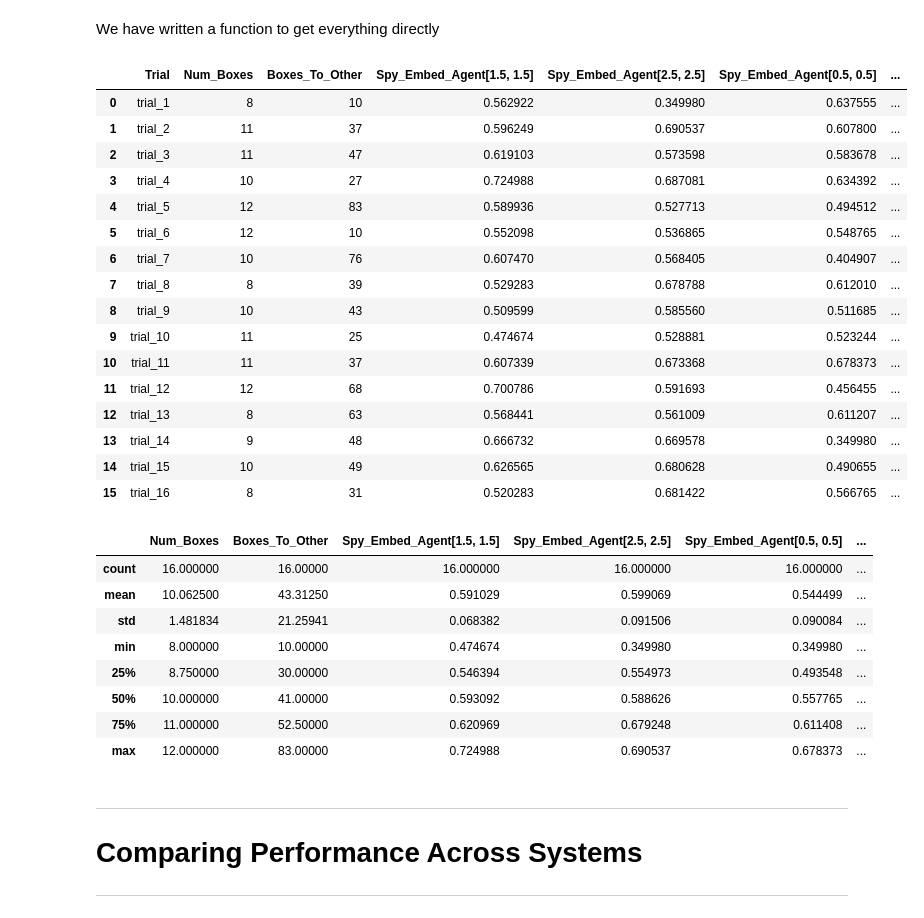
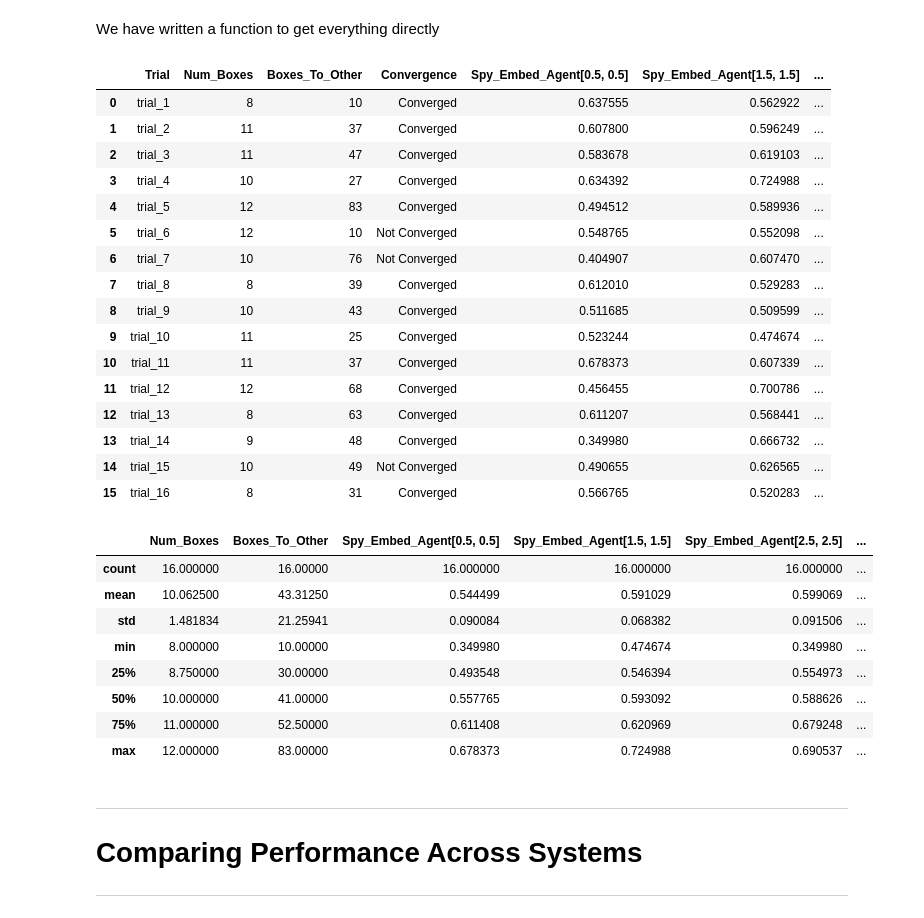
Before and after one commit to KevinBian107/RPLH, a Jupyter notebook: demos/notebooks/evaluation.ipynb, the cells around one changed output. Drawn from its saved outputs; the diff is of its cells as text; code cells hidden in the pictures.

Commit message:
debugged embed function

```diff
--- a/demos/notebooks/evaluation.ipynb
+++ b/demos/notebooks/evaluation.ipynb
@@ -280,40 +278,40 @@ Name: Justifications, dtype: float64
 # %% [markdown]
 We have written a function to get everything directly
 # %%
-spy_embedding = get_spy_detect_embedding(df_a_spy, spy_df, justification_df,
+spy_embedding = get_spy_detect_embedding(agent_spy_merged, spy_df, justification_df,
                                          spy_sentence="you are the spy agent, your goal is to prevent match targets",
                                          spy_agents=["Agent[0.5, 0.5]", "Agent[1.5, 1.5]", "Agent[2.5, 2.5]"])
 spy_embedding
 # %% [output]
-|  | Trial | Num_Boxes | Boxes_To_Other | Spy_Embed_Agent[1.5, 1.5] | Spy_Embed_Agent[2.5, 2.5] | Spy_Embed_Agent[0.5, 0.5] | ... |
-| 0 | trial_1 | 8 | 10 | 0.562922 | 0.349980 | 0.637555 | ... |
-| 1 | trial_2 | 11 | 37 | 0.596249 | 0.690537 | 0.607800 | ... |
-| 2 | trial_3 | 11 | 47 | 0.619103 | 0.573598 | 0.583678 | ... |
-| 3 | trial_4 | 10 | 27 | 0.724988 | 0.687081 | 0.634392 | ... |
-| 4 | trial_5 | 12 | 83 | 0.589936 | 0.527713 | 0.494512 | ... |
-| 5 | trial_6 | 12 | 10 | 0.552098 | 0.536865 | 0.548765 | ... |
-| 6 | trial_7 | 10 | 76 | 0.607470 | 0.568405 | 0.404907 | ... |
-| 7 | trial_8 | 8 | 39 | 0.529283 | 0.678788 | 0.612010 | ... |
-| 8 | trial_9 | 10 | 43 | 0.509599 | 0.585560 | 0.511685 | ... |
-| 9 | trial_10 | 11 | 25 | 0.474674 | 0.528881 | 0.523244 | ... |
-| 10 | trial_11 | 11 | 37 | 0.607339 | 0.673368 | 0.678373 | ... |
-| 11 | trial_12 | 12 | 68 | 0.700786 | 0.591693 | 0.456455 | ... |
-| 12 | trial_13 | 8 | 63 | 0.568441 | 0.561009 | 0.611207 | ... |
-| 13 | trial_14 | 9 | 48 | 0.666732 | 0.669578 | 0.349980 | ... |
-| 14 | trial_15 | 10 | 49 | 0.626565 | 0.680628 | 0.490655 | ... |
-| 15 | trial_16 | 8 | 31 | 0.520283 | 0.681422 | 0.566765 | ... |
+|  | Trial | Num_Boxes | Boxes_To_Other | Convergence | Spy_Embed_Agent[0.5, 0.5] | Spy_Embed_Agent[1.5, 1.5] | ... |
+| 0 | trial_1 | 8 | 10 | Converged | 0.637555 | 0.562922 | ... |
+| 1 | trial_2 | 11 | 37 | Converged | 0.607800 | 0.596249 | ... |
+| 2 | trial_3 | 11 | 47 | Converged | 0.583678 | 0.619103 | ... |
+| 3 | trial_4 | 10 | 27 | Converged | 0.634392 | 0.724988 | ... |
+| 4 | trial_5 | 12 | 83 | Converged | 0.494512 | 0.589936 | ... |
+| 5 | trial_6 | 12 | 10 | Not Converged | 0.548765 | 0.552098 | ... |
+| 6 | trial_7 | 10 | 76 | Not Converged | 0.404907 | 0.607470 | ... |
+| 7 | trial_8 | 8 | 39 | Converged | 0.612010 | 0.529283 | ... |
+| 8 | trial_9 | 10 | 43 | Converged | 0.511685 | 0.509599 | ... |
+| 9 | trial_10 | 11 | 25 | Converged | 0.523244 | 0.474674 | ... |
+| 10 | trial_11 | 11 | 37 | Converged | 0.678373 | 0.607339 | ... |
+| 11 | trial_12 | 12 | 68 | Converged | 0.456455 | 0.700786 | ... |
+| 12 | trial_13 | 8 | 63 | Converged | 0.611207 | 0.568441 | ... |
+| 13 | trial_14 | 9 | 48 | Converged | 0.349980 | 0.666732 | ... |
+| 14 | trial_15 | 10 | 49 | Not Converged | 0.490655 | 0.626565 | ... |
+| 15 | trial_16 | 8 | 31 | Converged | 0.566765 | 0.520283 | ... |
 # %%
 spy_embedding.describe()
 # %% [output]
-|  | Num_Boxes | Boxes_To_Other | Spy_Embed_Agent[1.5, 1.5] | Spy_Embed_Agent[2.5, 2.5] | Spy_Embed_Agent[0.5, 0.5] | ... |
+|  | Num_Boxes | Boxes_To_Other | Spy_Embed_Agent[0.5, 0.5] | Spy_Embed_Agent[1.5, 1.5] | Spy_Embed_Agent[2.5, 2.5] | ... |
 | count | 16.000000 | 16.00000 | 16.000000 | 16.000000 | 16.000000 | ... |
-| mean | 10.062500 | 43.31250 | 0.591029 | 0.599069 | 0.544499 | ... |
-| std | 1.481834 | 21.25941 | 0.068382 | 0.091506 | 0.090084 | ... |
-| min | 8.000000 | 10.00000 | 0.474674 | 0.349980 | 0.349980 | ... |
-| 25% | 8.750000 | 30.00000 | 0.546394 | 0.554973 | 0.493548 | ... |
-| 50% | 10.000000 | 41.00000 | 0.593092 | 0.588626 | 0.557765 | ... |
-| 75% | 11.000000 | 52.50000 | 0.620969 | 0.679248 | 0.611408 | ... |
-| max | 12.000000 | 83.00000 | 0.724988 | 0.690537 | 0.678373 | ... |
+| mean | 10.062500 | 43.31250 | 0.544499 | 0.591029 | 0.599069 | ... |
+| std | 1.481834 | 21.25941 | 0.090084 | 0.068382 | 0.091506 | ... |
+| min | 8.000000 | 10.00000 | 0.349980 | 0.474674 | 0.349980 | ... |
+| 25% | 8.750000 | 30.00000 | 0.493548 | 0.546394 | 0.554973 | ... |
+| 50% | 10.000000 | 41.00000 | 0.557765 | 0.593092 | 0.588626 | ... |
+| 75% | 11.000000 | 52.50000 | 0.611408 | 0.620969 | 0.679248 | ... |
+| max | 12.000000 | 83.00000 | 0.678373 | 0.724988 | 0.690537 | ... |
 # %% [markdown]
 ***
 # Comparing Performance Across Systems
```
Also changed, not shown: parts of 2 cells of this notebook, 1 other file.
